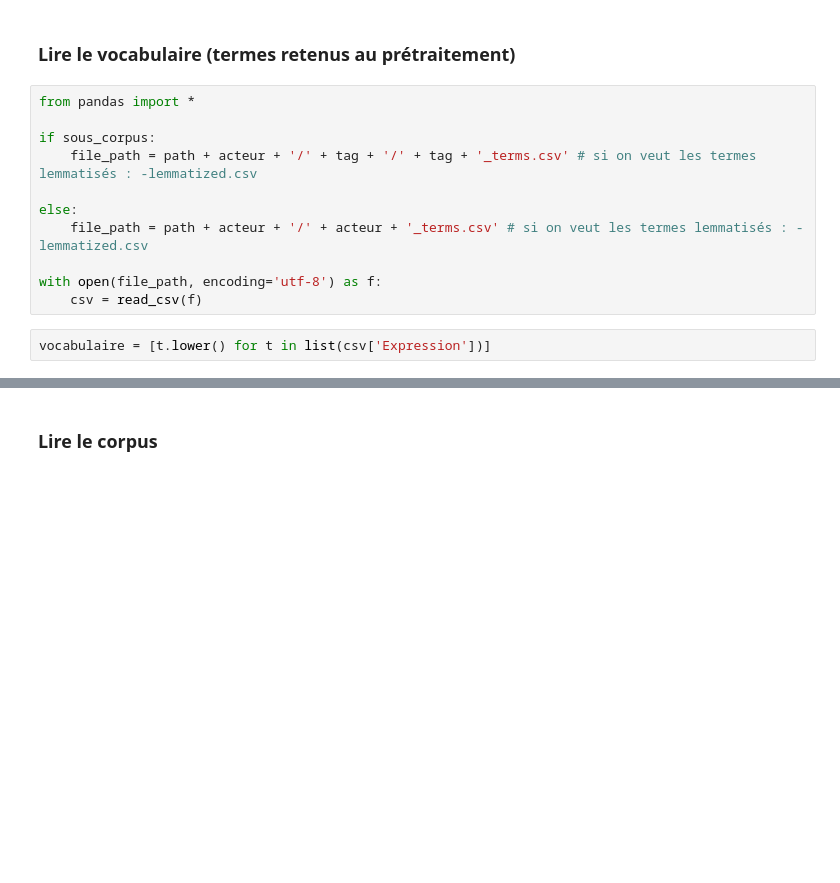
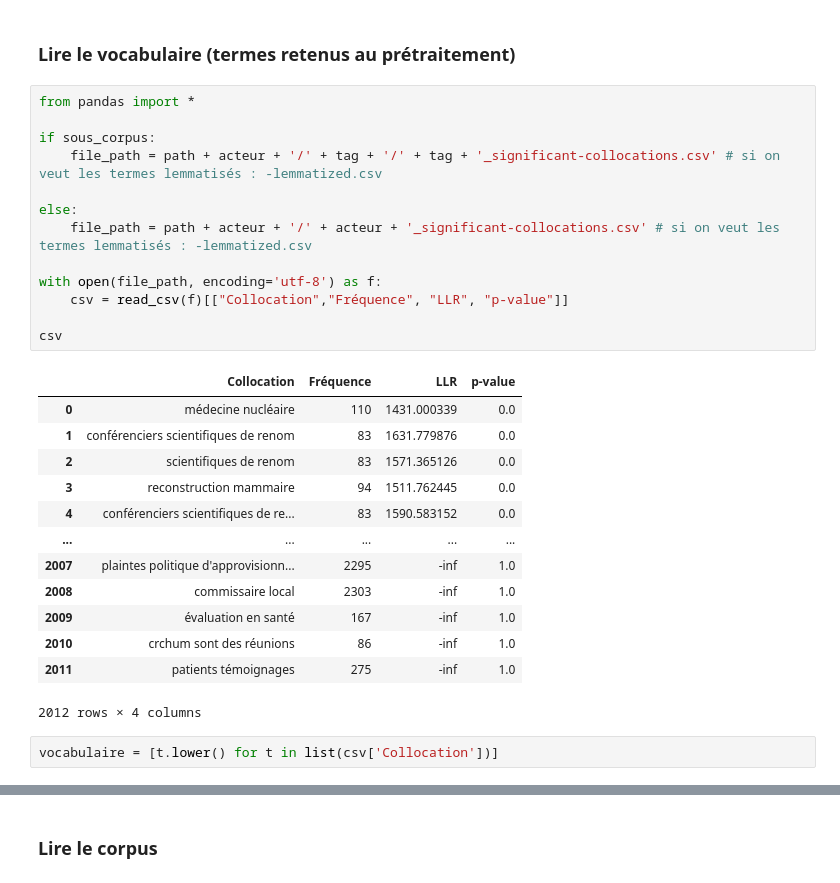
Before and after one commit to Camille-Demers/text-mining-project, a Jupyter notebook: 00-Jupyter-Notebooks/3_Pondération_statistique.ipynb, the cells around one changed output, grey strips where cells are left out. Saved outputs shown, nothing was run; the diff lists cells and outputs as text; blank space fills up the shorter version.

```diff
--- a/00-Jupyter-Notebooks/3_Pondération_statistique.ipynb
+++ b/00-Jupyter-Notebooks/3_Pondération_statistique.ipynb
@@ -16,16 +16,32 @@ tag = ''
 # %%
 from pandas import *
 
 if sous_corpus:
-    file_path = path + acteur + '/' + tag + '/' + tag + '_terms.csv' # si on veut les termes lemmatisés : -lemmatized.csv
+    file_path = path + acteur + '/' + tag + '/' + tag + '_significant-collocations.csv' # si on veut les termes lemmatisés : -lemmatized.csv
 
 else:
-    file_path = path + acteur + '/' + acteur + '_terms.csv' # si on veut les termes lemmatisés : -lemmatized.csv
+    file_path = path + acteur + '/' + acteur + '_significant-collocations.csv' # si on veut les termes lemmatisés : -lemmatized.csv
 
 with open(file_path, encoding='utf-8') as f:
-    csv = read_csv(f)
+    csv = read_csv(f)[["Collocation","Fréquence", "LLR", "p-value"]]
+
+csv
+# %% [output]
+|  | Collocation | Fréquence | LLR | p-value |
+| 0 | médecine nucléaire | 110 | 1431.000339 | 0.0 |
+| 1 | conférenciers scientifiques de renom | 83 | 1631.779876 | 0.0 |
+| 2 | scientifiques de renom | 83 | 1571.365126 | 0.0 |
+| 3 | reconstruction mammaire | 94 | 1511.762445 | 0.0 |
+| 4 | conférenciers scientifiques de re... | 83 | 1590.583152 | 0.0 |
+| ... | ... | ... | ... | ... |
+| 2007 | plaintes politique d'approvisionn... | 2295 | -inf | 1.0 |
+| 2008 | commissaire local | 2303 | -inf | 1.0 |
+| 2009 | évaluation en santé | 167 | -inf | 1.0 |
+| 2010 | crchum sont des réunions | 86 | -inf | 1.0 |
+| 2011 | patients témoignages | 275 | -inf | 1.0 |
+2012 rows × 4 columns
 # %%
-vocabulaire = [t.lower() for t in list(csv['Expression'])]
+vocabulaire = [t.lower() for t in list(csv['Collocation'])]
 # %%
 print('On a un vocabulaire de {} formes.'.format(len(vocabulaire)))
 vocabulaire
```
Also changed, not shown: parts of 8 cells of this notebook, 4 other files.
